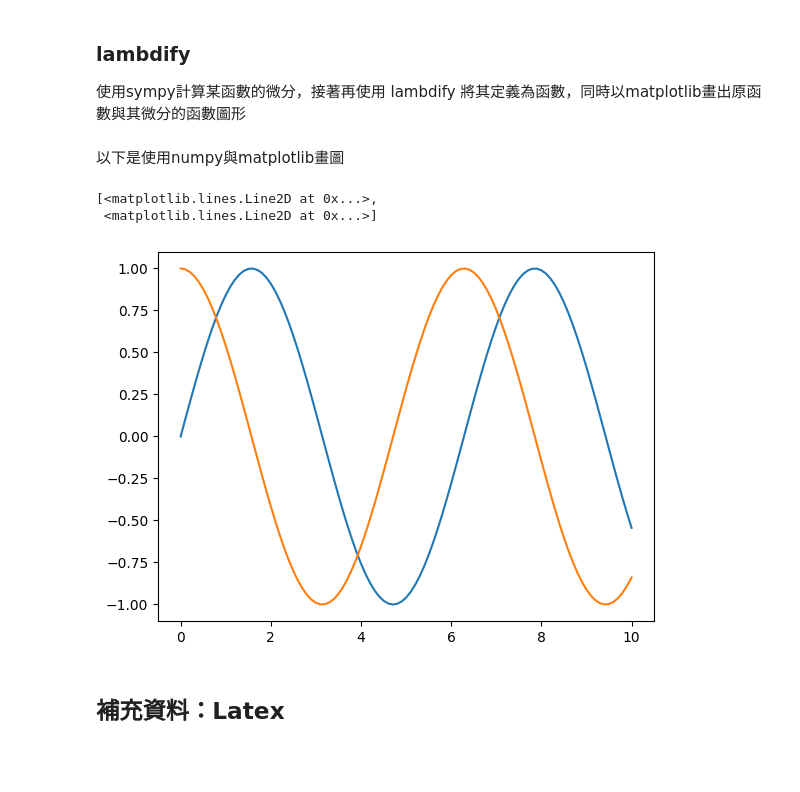
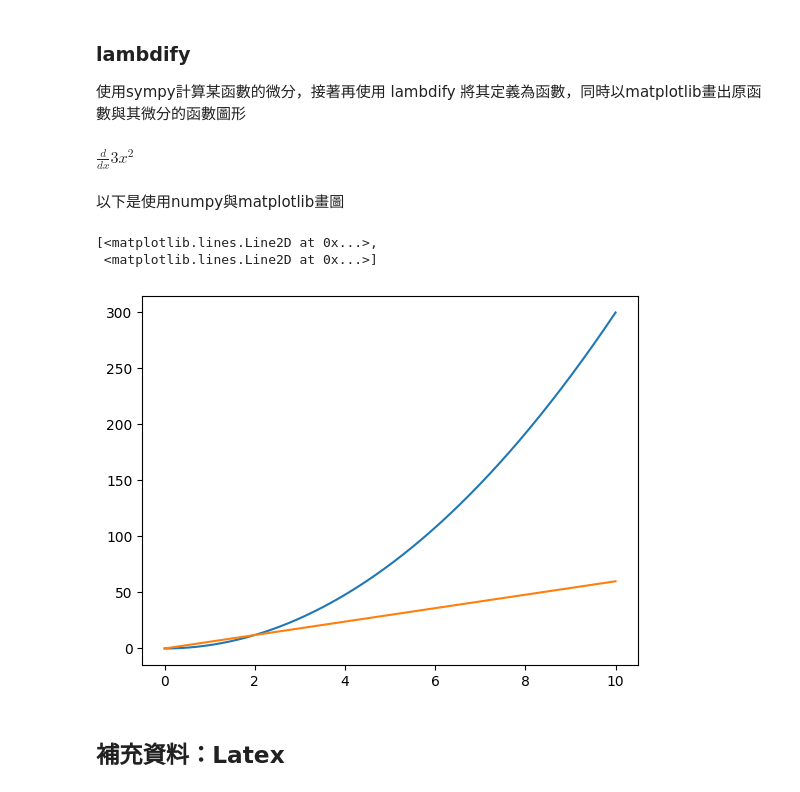
Before and after one commit to jeromy0307/jeromy0307.github.io, a Jupyter notebook: ncku-1112_C111400/mysympy.ipynb, the cells around one changed output. Drawn from its saved outputs; the diff is of its cells as text; code cells hidden in the pictures; blank space fills up the shorter version.

```diff
--- a/ncku-1112_C111400/mysympy.ipynb
+++ b/ncku-1112_C111400/mysympy.ipynb
@@ -287,10 +287,12 @@ $\displaystyle 42 x^{5}$
 # %% [markdown]
 ### lambdify
 使用sympy計算某函數的微分，接著再使用 lambdify 將其定義為函數，同時以matplotlib畫出原函數與其微分的函數圖形
+# %% [markdown]
+$\frac{d}{dx} 3x^2$
 # %%
-from sympy import diff, Symbol, sin, lambdify
+from sympy import diff, Symbol, lambdify
 x = Symbol('x')
-myf = sin(x)
+myf = 3*x**2
 mydf = diff(myf,x)
 myfn = lambdify(x, myf) # 可以帶入浮點數進行計算的函數
 mydfn = lambdify(x, mydf)
@@ -299,18 +301,18 @@ mydfn = lambdify(x, mydf)
 # %%
 import matplotlib.pyplot as plt
 import numpy as np
-NumP = 100
+NumP = 1000
 xa = 0.0
 xb = 10.0
 dx = (xb-xa)/(NumP)
 xn = np.linspace(xa,xb,NumP+1)
 y1 = myfn(xn)
 y2 = mydfn(xn)
 plt.plot(xn,y1,xn,y2)
 # %% [output]
 [<matplotlib.lines.Line2D at 0x...>,
  <matplotlib.lines.Line2D at 0x...>]
-[figure, old version]
+[figure, new version]
 # %% [markdown]
 ## 補充資料：Latex
 # %% [markdown]
```
